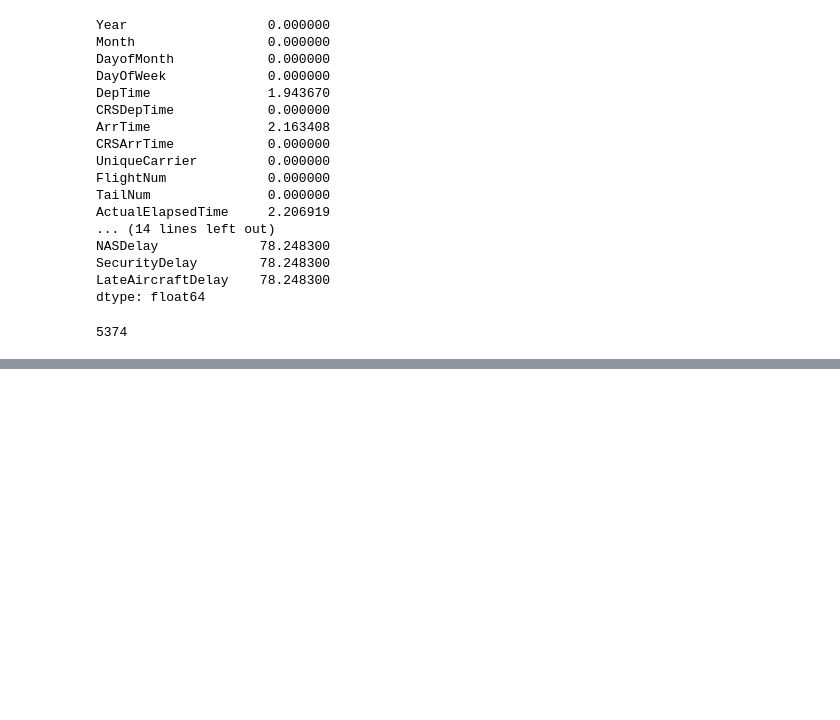
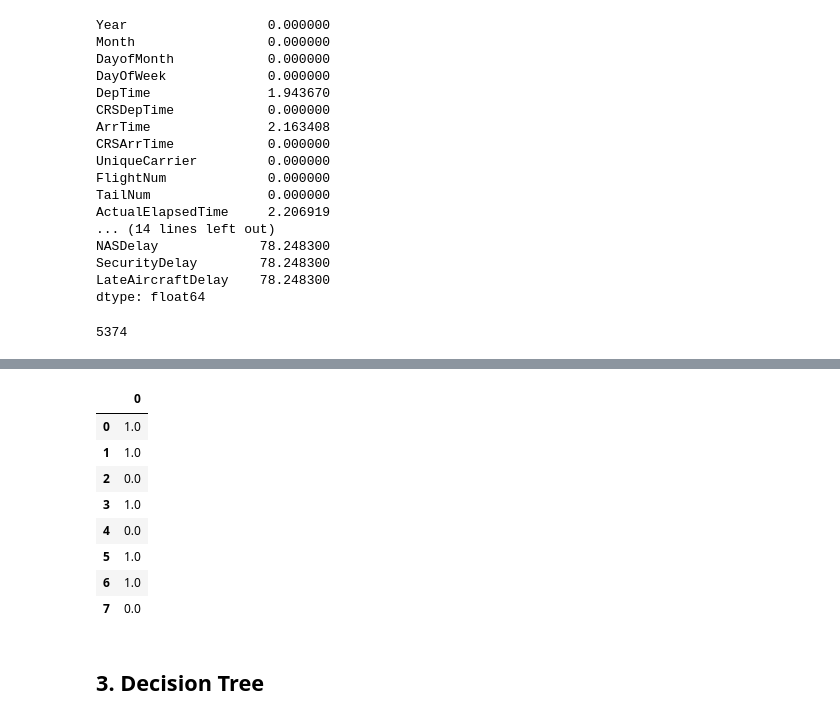
Before and after one commit to ngkhiem97/cbd_robotics_week_8, a Jupyter notebook: assignment_5.ipynb, the cells around one changed output, grey strips where cells are left out. Cells and saved outputs as stored; diff of their text form; code cells hidden in the pictures; blank space fills up the shorter version.

```diff
--- a/assignment_5.ipynb
+++ b/assignment_5.ipynb
@@ -221,0 +354,7 @@ print (data[['TailNumLetter', 'TailNum', 'TailNumCode']].head())
+# %%
+from sklearn.linear_model import LogisticRegression
+
+logreg = LogisticRegression()
+logreg.fit(X_train, Y_train)
+Y_predict = logreg.predict(X_test)
+print(classification_report(Y_test, Y_predict))
@@ -221,0 +391,14 @@ print (data[['TailNumLetter', 'TailNum', 'TailNumCode']].head())
+# %%
+pd.DataFrame(Y_predict).head(8)
+# %% [output]
+|  | 0 |
+| 0 | 1.0 |
+| 1 | 1.0 |
+| 2 | 0.0 |
+| 3 | 1.0 |
+| 4 | 0.0 |
+| 5 | 1.0 |
+| 6 | 1.0 |
+| 7 | 0.0 |
+# %% [markdown]
+## 3. Decision Tree
```
Also changed, not shown: parts of 114 cells of this notebook.
